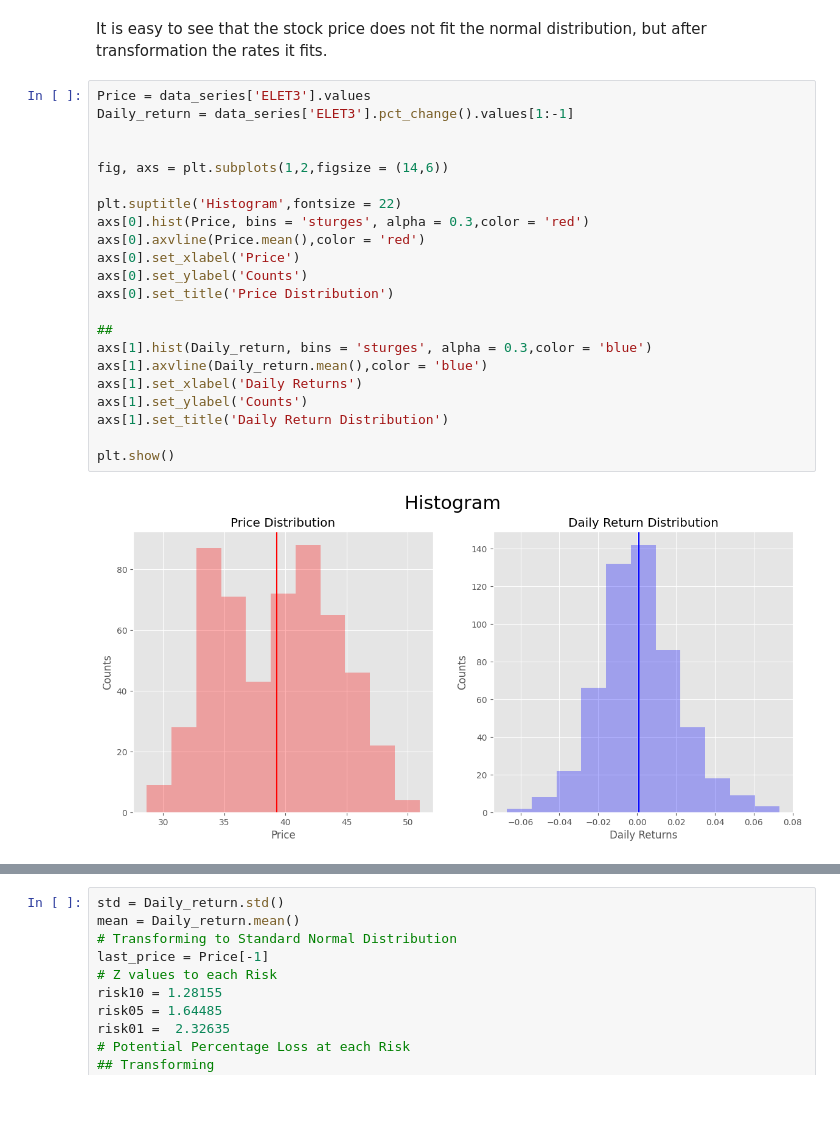
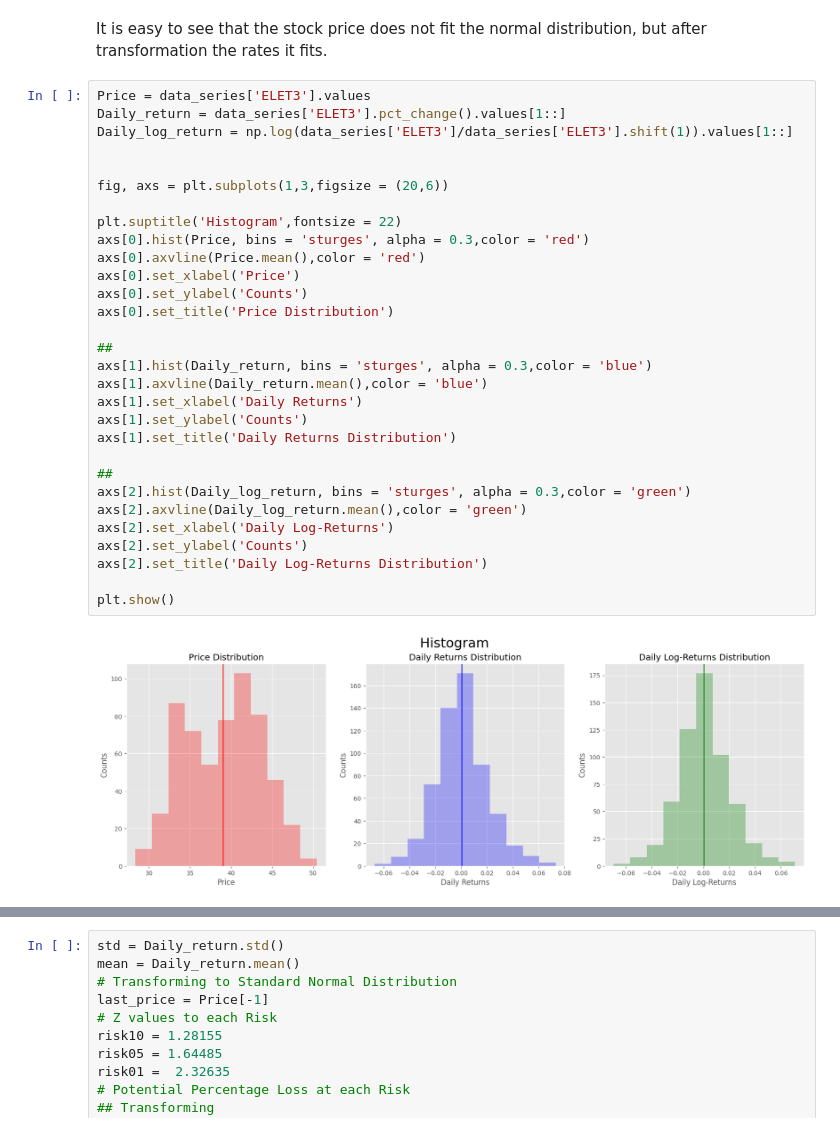
Before and after one commit to IsraelFPM/Risk-Analysis, a Jupyter notebook: ValueAtRisk.ipynb, the cells around one changed output, grey strips where cells are left out. Saved outputs shown, nothing was run; the diff lists cells and outputs as text; blank space fills up the shorter version.

Commit message:
Adding Log-Returns Histogram

```diff
--- a/ValueAtRisk.ipynb
+++ b/ValueAtRisk.ipynb
@@ -112,25 +114,33 @@ plt.tight_layout()
 It is easy to see that the stock price does not fit the normal distribution, but after transformation the rates it fits.
 # %%
 Price = data_series['ELET3'].values
-Daily_return = data_series['ELET3'].pct_change().values[1:-1]
+Daily_return = data_series['ELET3'].pct_change().values[1::]
+Daily_log_return = np.log(data_series['ELET3']/data_series['ELET3'].shift(1)).values[1::]
 
 
-fig, axs = plt.subplots(1,2,figsize = (14,6))
+fig, axs = plt.subplots(1,3,figsize = (20,6))
 
 plt.suptitle('Histogram',fontsize = 22)
 axs[0].hist(Price, bins = 'sturges', alpha = 0.3,color = 'red')
 axs[0].axvline(Price.mean(),color = 'red')
 axs[0].set_xlabel('Price')
 axs[0].set_ylabel('Counts')
 axs[0].set_title('Price Distribution')
 
 ##
 axs[1].hist(Daily_return, bins = 'sturges', alpha = 0.3,color = 'blue')
 axs[1].axvline(Daily_return.mean(),color = 'blue')
 axs[1].set_xlabel('Daily Returns')
 axs[1].set_ylabel('Counts')
-axs[1].set_title('Daily Return Distribution')
+axs[1].set_title('Daily Returns Distribution')
+
+##
+axs[2].hist(Daily_log_return, bins = 'sturges', alpha = 0.3,color = 'green')
+axs[2].axvline(Daily_log_return.mean(),color = 'green')
+axs[2].set_xlabel('Daily Log-Returns')
+axs[2].set_ylabel('Counts')
+axs[2].set_title('Daily Log-Returns Distribution')
 
 plt.show()
 # %% [output]
-[figure, old version]
+[figure, new version]
```
Also changed, not shown: parts of 6 cells of this notebook.
